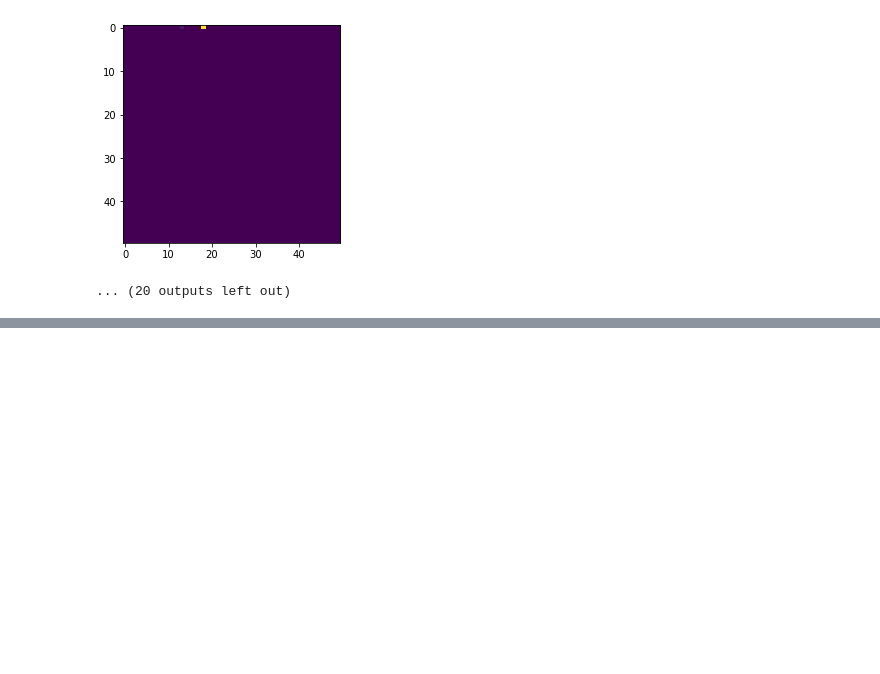
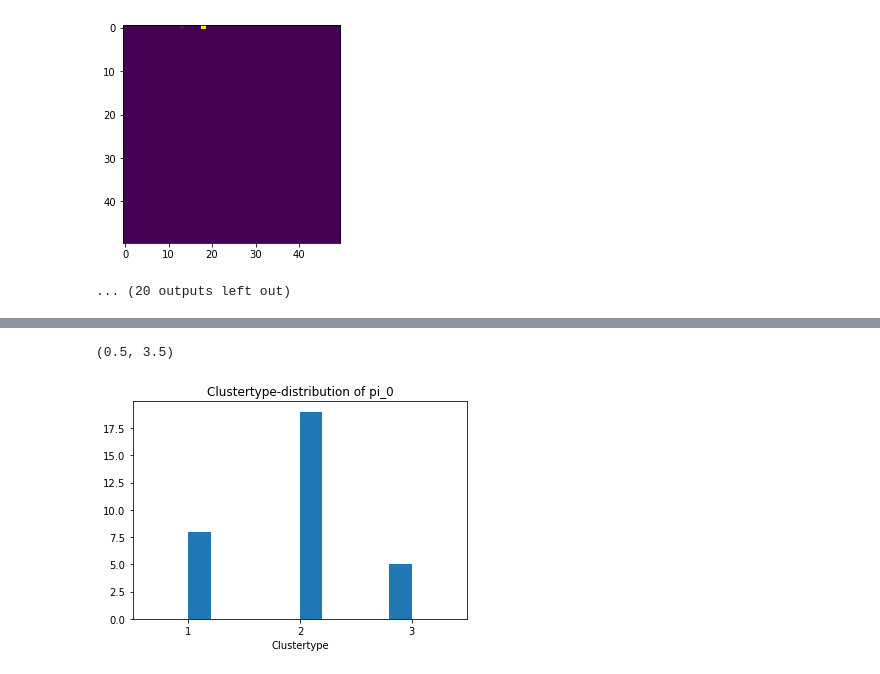
Before and after one commit to jhonerma/ML-Notebooks, a Jupyter notebook: DataQA/ROOT_test.ipynb, the cells around one changed output, grey strips where cells are left out. Saved outputs shown, nothing was run; the diff lists cells and outputs as text; code cells hidden in the pictures; blank space fills up the shorter version.

```diff
--- a/DataQA/ROOT_test.ipynb
+++ b/DataQA/ROOT_test.ipynb
@@ -60,0 +133,9 @@ Entries: 32
+# %%
+counts, bins, _ = plt.hist(pi0_df['ClusterType'], bins=10)
+plt.title('Clustertype-distribution of pi_0')
+plt.xlabel('Clustertype')
+plt.xticks([1,2,3])
+plt.xlim(0.5,3.5)
+# %% [output]
+(0.5, 3.5)
+[figure, added]
```
Also changed, not shown: parts of 13 cells of this notebook.
